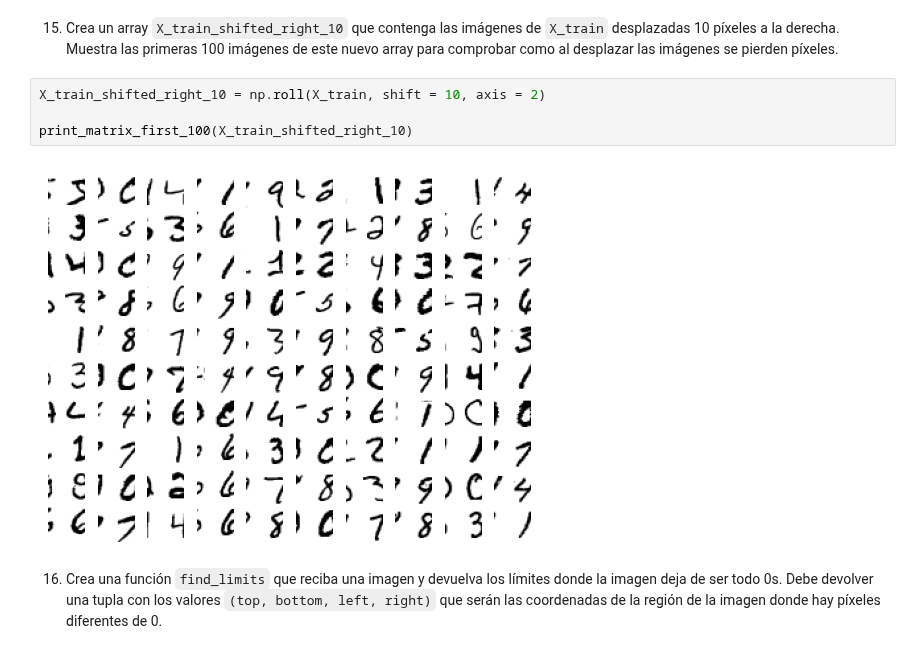
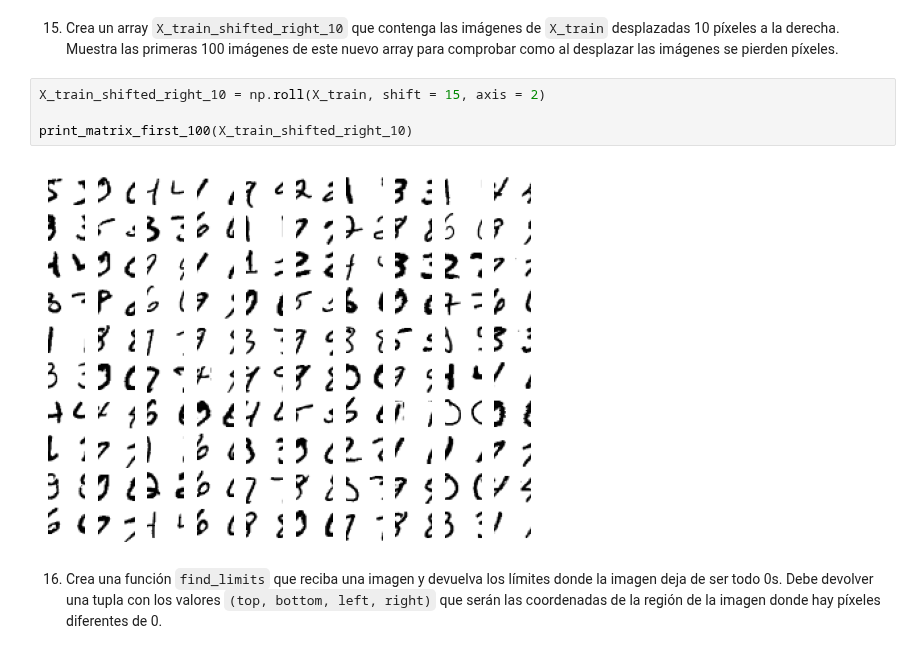
Before and after one commit to Mariorb88/pia, a Jupyter notebook: tarea5.ipynb, the cells around one changed output. Saved outputs shown, nothing was run; the diff lists cells and outputs as text.

```diff
--- a/tarea5.ipynb
+++ b/tarea5.ipynb
@@ -349,11 +347,11 @@ shift_image(X_train[0], 5, 7)
 # %% [markdown]
 15. Crea un array `X_train_shifted_right_10` que contenga las imágenes de `X_train` desplazadas 10 píxeles a la derecha. Muestra las primeras 100 imágenes de este nuevo array para comprobar como al desplazar las imágenes se pierden píxeles.
 # %%
-X_train_shifted_right_10 = np.roll(X_train, shift = 10, axis = 2)
+X_train_shifted_right_10 = np.roll(X_train, shift = 15, axis = 2)
 
 print_matrix_first_100(X_train_shifted_right_10)
 # %% [output]
-[figure, old version]
+[figure, new version]
 # %% [markdown]
 16. Crea una función `find_limits` que reciba una imagen y devuelva los límites donde la imagen deja de ser todo 0s. Debe devolver una tupla con los valores `(top, bottom, left, right)` que serán las coordenadas de la región de la imagen donde hay píxeles diferentes de 0.
 # %%
```
Also changed, not shown: parts of 5 cells of this notebook.
